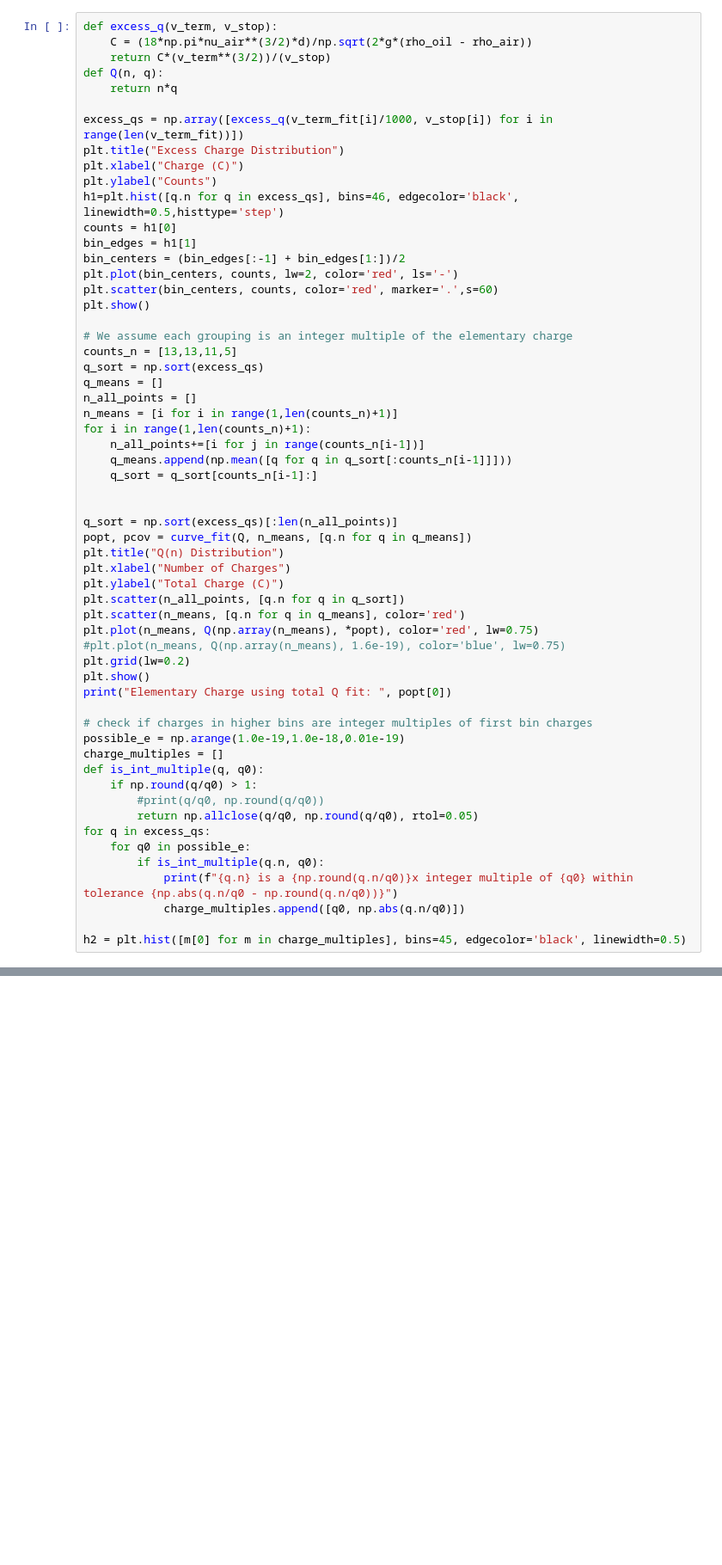
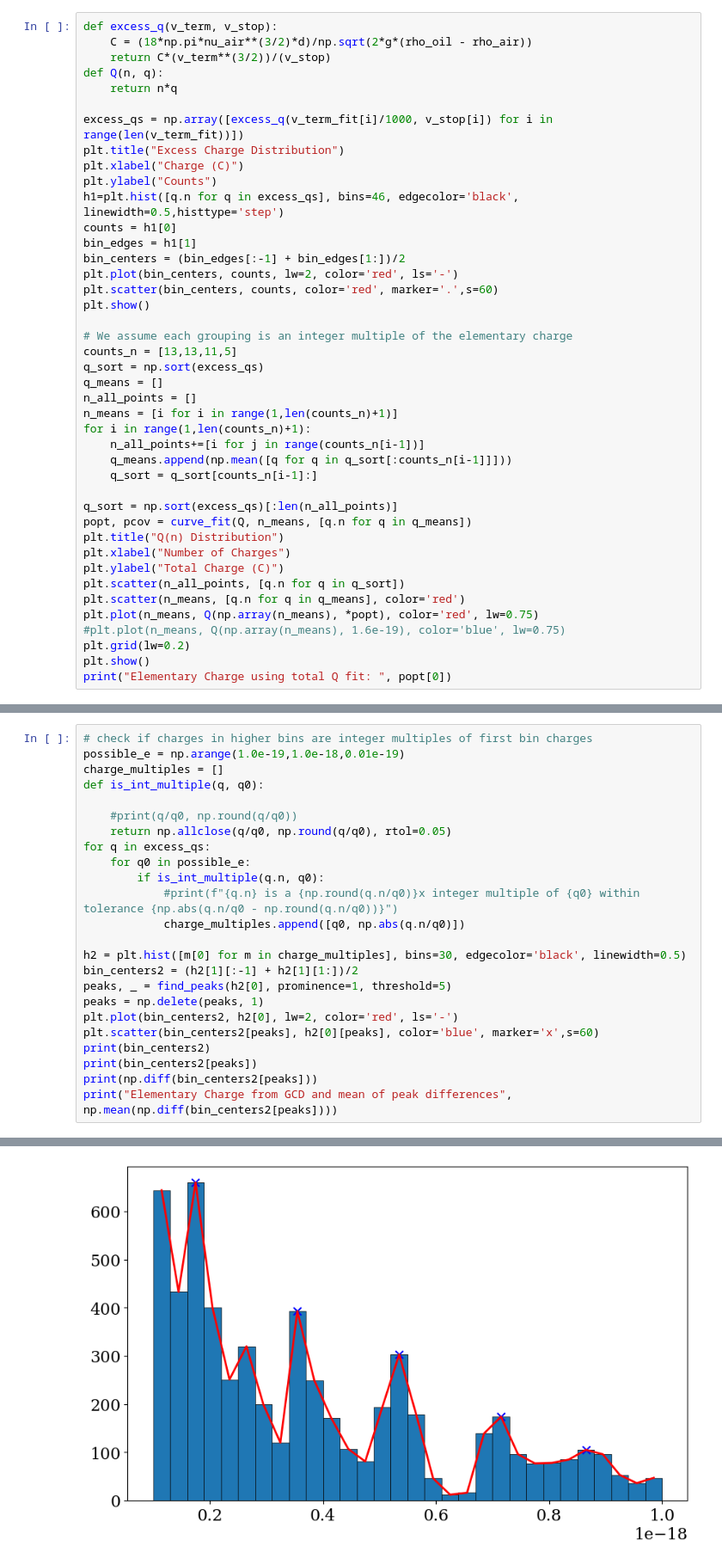
Before and after one commit to luke-wriglesworth/millikan, a Jupyter notebook: milikan.ipynb, the cells around one changed output, grey strips where cells are left out. Shown at 86% size. Saved outputs shown, nothing was run; the diff lists cells and outputs as text; blank space fills up the shorter version.

```diff
--- a/milikan.ipynb
+++ b/milikan.ipynb
@@ -186,7 +186,6 @@ for i in range(1,len(counts_n)+1):
     q_means.append(np.mean([q for q in q_sort[:counts_n[i-1]]]))
     q_sort = q_sort[counts_n[i-1]:]
 
-
 q_sort = np.sort(excess_qs)[:len(n_all_points)]
 popt, pcov = curve_fit(Q, n_means, [q.n for q in q_means])
 plt.title("Q(n) Distribution")
@@ -199,21 +198,6 @@ plt.plot(n_means, Q(np.array(n_means), *popt), color='red', lw=0.75)
 plt.grid(lw=0.2)
 plt.show()
 print("Elementary Charge using total Q fit: ", popt[0])
-
-# check if charges in higher bins are integer multiples of first bin charges
-possible_e = np.arange(1.0e-19,1.0e-18,0.01e-19)
-charge_multiples = []
-def is_int_multiple(q, q0):
-    if np.round(q/q0) > 1:
-        #print(q/q0, np.round(q/q0))
-        return np.allclose(q/q0, np.round(q/q0), rtol=0.05)
-for q in excess_qs:
-    for q0 in possible_e:
-        if is_int_multiple(q.n, q0):
-            print(f"{q.n} is a {np.round(q.n/q0)}x integer multiple of {q0} within tolerance {np.abs(q.n/q0 - np.round(q.n/q0))}")
-            charge_multiples.append([q0, np.abs(q.n/q0)])
-
-h2 = plt.hist([m[0] for m in charge_multiples], bins=45, edgecolor='black', linewidth=0.5)
 # %% [output]
 [figure]
 [figure]
@@ -248,0 +205,25 @@ print(np.mean(np.diff(charge_peaks)))
+# %%
+# check if charges in higher bins are integer multiples of first bin charges
+possible_e = np.arange(1.0e-19,1.0e-18,0.01e-19)
+charge_multiples = []
+def is_int_multiple(q, q0):
+
+    #print(q/q0, np.round(q/q0))
+    return np.allclose(q/q0, np.round(q/q0), rtol=0.05)
+for q in excess_qs:
+    for q0 in possible_e:
+        if is_int_multiple(q.n, q0):
+            #print(f"{q.n} is a {np.round(q.n/q0)}x integer multiple of {q0} within tolerance {np.abs(q.n/q0 - np.round(q.n/q0))}")
+            charge_multiples.append([q0, np.abs(q.n/q0)])
+
+h2 = plt.hist([m[0] for m in charge_multiples], bins=30, edgecolor='black', linewidth=0.5)
+bin_centers2 = (h2[1][:-1] + h2[1][1:])/2
+peaks, _ = find_peaks(h2[0], prominence=1, threshold=5)
+peaks = np.delete(peaks, 1)
+plt.plot(bin_centers2, h2[0], lw=2, color='red', ls='-')
+plt.scatter(bin_centers2[peaks], h2[0][peaks], color='blue', marker='x',s=60)
+print(bin_centers2)
+print(bin_centers2[peaks])
+print(np.diff(bin_centers2[peaks]))
+print("Elementary Charge from GCD and mean of peak differences", np.mean(np.diff(bin_centers2[peaks])))
+# %% [output]
@@ -248,0 +237 @@ print(np.mean(np.diff(charge_peaks)))
+[figure, added]
```
Also changed, not shown: parts of 3 cells of this notebook.
